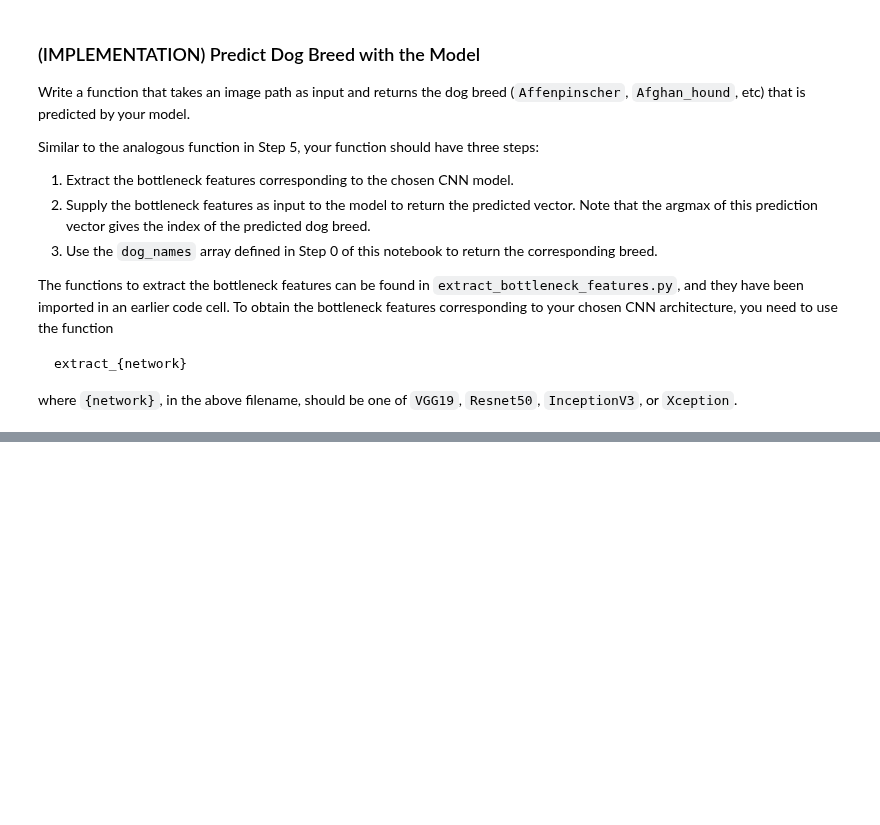
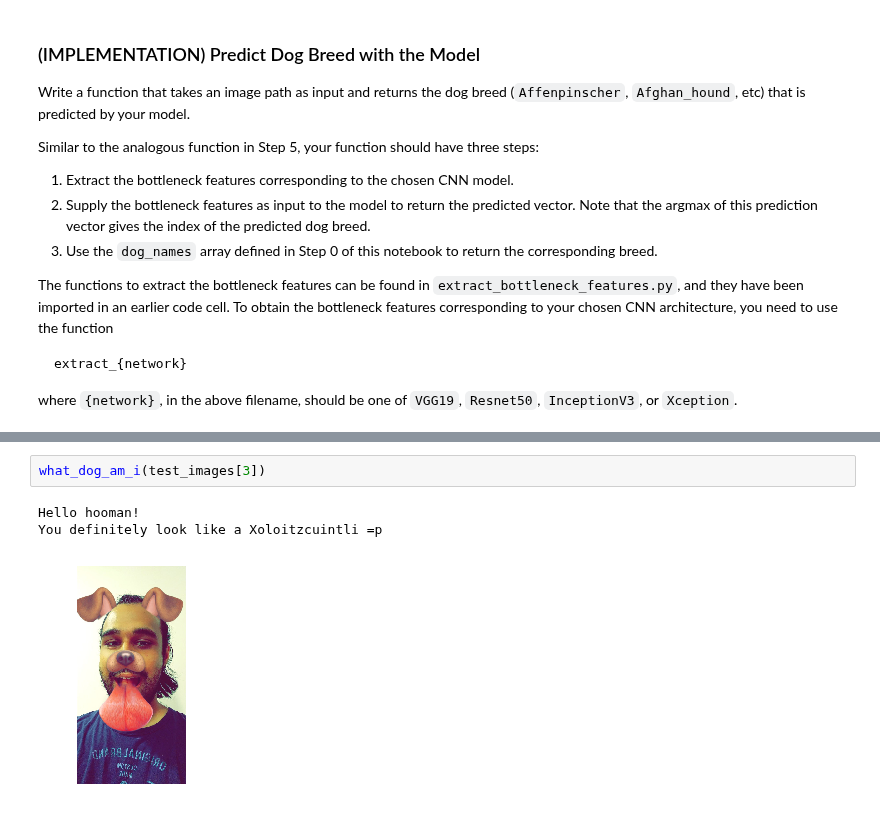
Before and after one commit to udacity/dog-project, a Jupyter notebook: dog_app.ipynb, the cells around one changed output, grey strips where cells are left out. Saved outputs shown, nothing was run; the diff lists cells and outputs as text; blank space fills up the shorter version.

```diff
--- a/dog_app.ipynb
+++ b/dog_app.ipynb
@@ -787,0 +861,6 @@ You are a: Beagle
+# %%
+what_dog_am_i(test_images[3])
+# %% [output]
+Hello hooman!
+You definitely look like a Xoloitzcuintli =p
+[figure, added]
```
Also changed, not shown: parts of 29 cells of this notebook.
